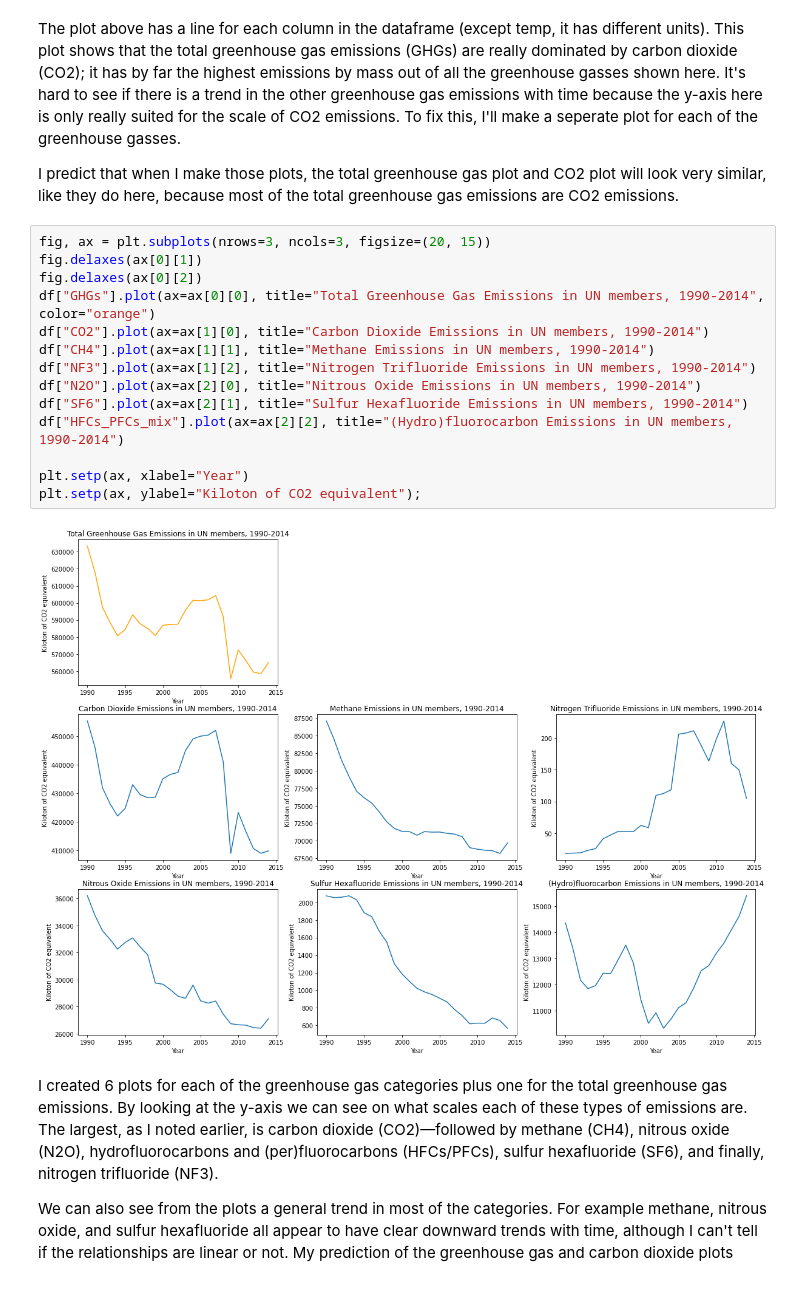
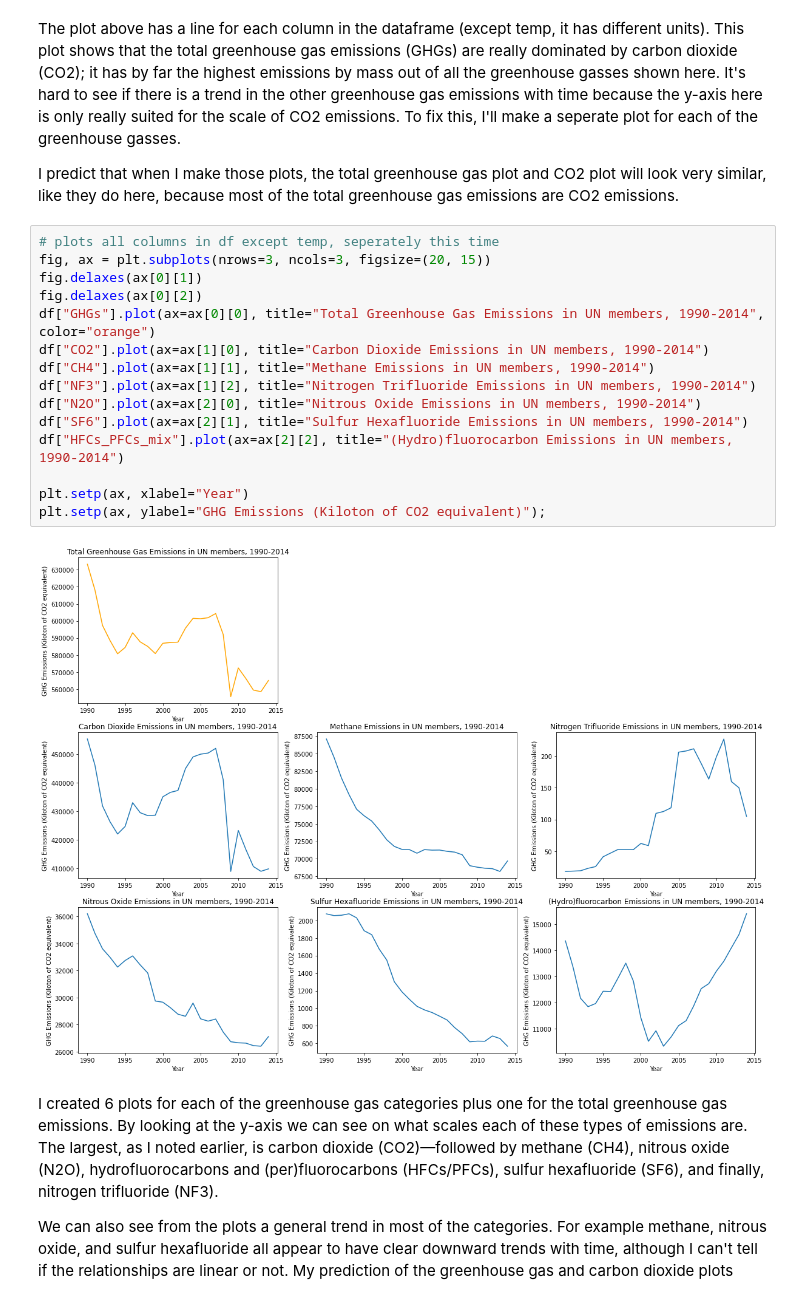
Before and after one commit to jpdevito/cmsc320, a Jupyter notebook: Tutorial.ipynb, the cells around one changed output. Drawn from its saved outputs; the diff is of its cells as text.

```diff
--- a/Tutorial.ipynb
+++ b/Tutorial.ipynb
@@ -159,21 +161,22 @@ The plot above has a line for each column in the dataframe (except temp, it has
 
 I predict that when I make those plots, the total greenhouse gas plot and CO2 plot will look very similar, like they do here, because most of the total greenhouse gas emissions are CO2 emissions.
 # %%
+# plots all columns in df except temp, seperately this time
 fig, ax = plt.subplots(nrows=3, ncols=3, figsize=(20, 15))
 fig.delaxes(ax[0][1])
 fig.delaxes(ax[0][2])
 df["GHGs"].plot(ax=ax[0][0], title="Total Greenhouse Gas Emissions in UN members, 1990-2014", color="orange")
 df["CO2"].plot(ax=ax[1][0], title="Carbon Dioxide Emissions in UN members, 1990-2014")
 df["CH4"].plot(ax=ax[1][1], title="Methane Emissions in UN members, 1990-2014")
 df["NF3"].plot(ax=ax[1][2], title="Nitrogen Trifluoride Emissions in UN members, 1990-2014")
 df["N2O"].plot(ax=ax[2][0], title="Nitrous Oxide Emissions in UN members, 1990-2014")
 df["SF6"].plot(ax=ax[2][1], title="Sulfur Hexafluoride Emissions in UN members, 1990-2014")
 df["HFCs_PFCs_mix"].plot(ax=ax[2][2], title="(Hydro)fluorocarbon Emissions in UN members, 1990-2014")
 
 plt.setp(ax, xlabel="Year")
-plt.setp(ax, ylabel="Kiloton of CO2 equivalent");
+plt.setp(ax, ylabel="GHG Emissions (Kiloton of CO2 equivalent)");
 # %% [output]
-[figure, old version]
+[figure, new version]
 # %% [markdown]
 I created 6 plots for each of the greenhouse gas categories plus one for the total greenhouse gas emissions. By looking at the y-axis we can see on what scales each of these types of emissions are. The largest, as I noted earlier, is carbon dioxide (CO2)—followed by methane (CH4), nitrous oxide (N2O), hydrofluorocarbons and (per)fluorocarbons (HFCs/PFCs), sulfur hexafluoride (SF6), and finally, nitrogen trifluoride (NF3).
 
```
Also changed, not shown: parts of 31 cells of this notebook.
